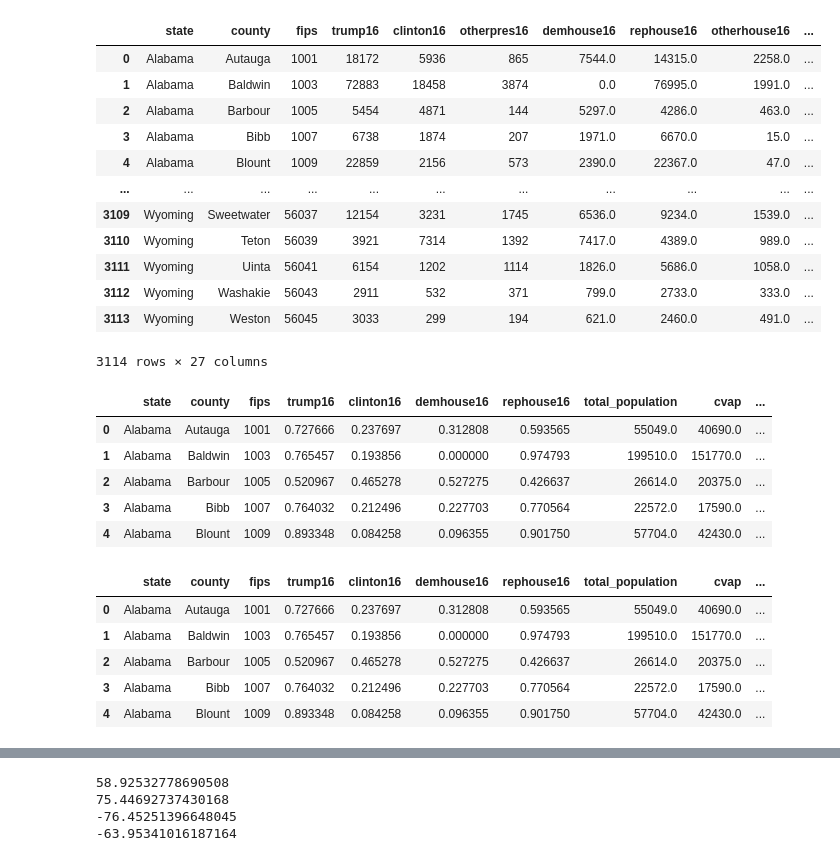
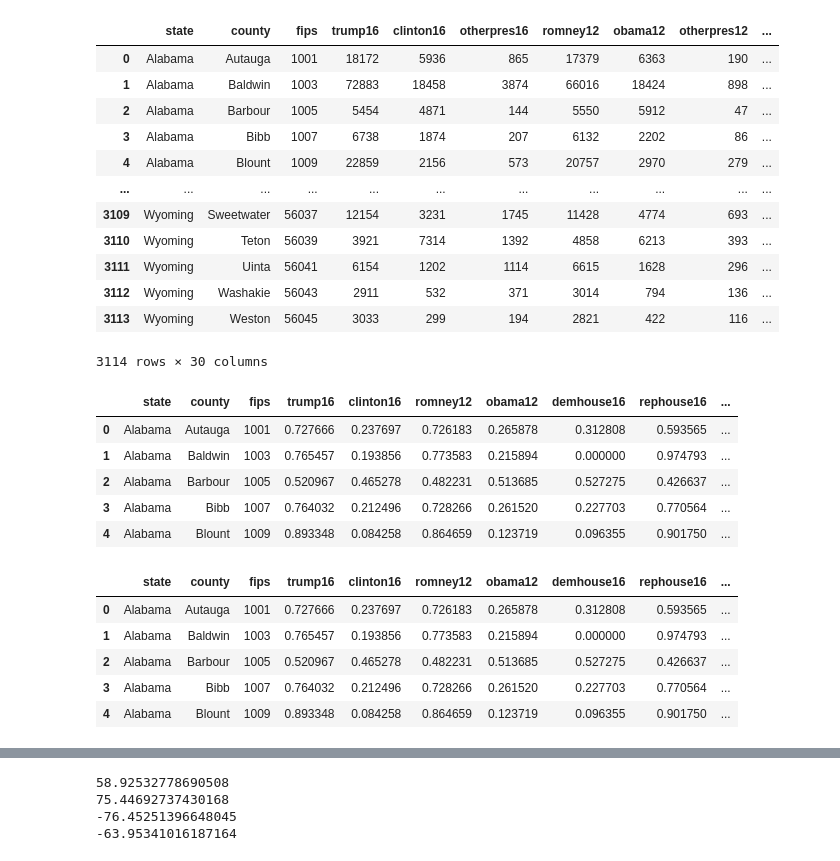
Before and after one commit to pnair7/dsc106-project, a Jupyter notebook: processing.ipynb, the cells around one changed output, grey strips where cells are left out. Cells and saved outputs as stored; diff of their text form; code cells hidden in the pictures.

```diff
--- a/processing.ipynb
+++ b/processing.ipynb
@@ -1,62 +1,67 @@
 # %%
 import pandas as pd
 import numpy as np
-pd.set_option('display.max_columns', 30)
+pd.set_option('display.max_columns', 40)
 # %%
 data = pd.read_csv('data/data_2016.csv')
 
 # drop unused columns
-data = data.drop(columns = ["romney12","obama12","otherpres12","demsen16","repsen16","othersen16",
+data = data.drop(columns = ["demsen16","repsen16","othersen16",
                             "demgov16","repgov16","othergov16","repgov14","demgov14","othergov14"])
 # %%
 data
 # %% [output]
-|  | state | county | fips | trump16 | clinton16 | otherpres16 | demhouse16 | rephouse16 | otherhouse16 | ... |
-| 0 | Alabama | Autauga | 1001 | 18172 | 5936 | 865 | 7544.0 | 14315.0 | 2258.0 | ... |
-| 1 | Alabama | Baldwin | 1003 | 72883 | 18458 | 3874 | 0.0 | 76995.0 | 1991.0 | ... |
-| 2 | Alabama | Barbour | 1005 | 5454 | 4871 | 144 | 5297.0 | 4286.0 | 463.0 | ... |
-| 3 | Alabama | Bibb | 1007 | 6738 | 1874 | 207 | 1971.0 | 6670.0 | 15.0 | ... |
-| 4 | Alabama | Blount | 1009 | 22859 | 2156 | 573 | 2390.0 | 22367.0 | 47.0 | ... |
+|  | state | county | fips | trump16 | clinton16 | otherpres16 | romney12 | obama12 | otherpres12 | ... |
+| 0 | Alabama | Autauga | 1001 | 18172 | 5936 | 865 | 17379 | 6363 | 190 | ... |
+| 1 | Alabama | Baldwin | 1003 | 72883 | 18458 | 3874 | 66016 | 18424 | 898 | ... |
+| 2 | Alabama | Barbour | 1005 | 5454 | 4871 | 144 | 5550 | 5912 | 47 | ... |
+| 3 | Alabama | Bibb | 1007 | 6738 | 1874 | 207 | 6132 | 2202 | 86 | ... |
+| 4 | Alabama | Blount | 1009 | 22859 | 2156 | 573 | 20757 | 2970 | 279 | ... |
 | ... | ... | ... | ... | ... | ... | ... | ... | ... | ... | ... |
-| 3109 | Wyoming | Sweetwater | 56037 | 12154 | 3231 | 1745 | 6536.0 | 9234.0 | 1539.0 | ... |
-| 3110 | Wyoming | Teton | 56039 | 3921 | 7314 | 1392 | 7417.0 | 4389.0 | 989.0 | ... |
-| 3111 | Wyoming | Uinta | 56041 | 6154 | 1202 | 1114 | 1826.0 | 5686.0 | 1058.0 | ... |
-| 3112 | Wyoming | Washakie | 56043 | 2911 | 532 | 371 | 799.0 | 2733.0 | 333.0 | ... |
-| 3113 | Wyoming | Weston | 56045 | 3033 | 299 | 194 | 621.0 | 2460.0 | 491.0 | ... |
+| 3109 | Wyoming | Sweetwater | 56037 | 12154 | 3231 | 1745 | 11428 | 4774 | 693 | ... |
+| 3110 | Wyoming | Teton | 56039 | 3921 | 7314 | 1392 | 4858 | 6213 | 393 | ... |
+| 3111 | Wyoming | Uinta | 56041 | 6154 | 1202 | 1114 | 6615 | 1628 | 296 | ... |
+| 3112 | Wyoming | Washakie | 56043 | 2911 | 532 | 371 | 3014 | 794 | 136 | ... |
+| 3113 | Wyoming | Weston | 56045 | 3033 | 299 | 194 | 2821 | 422 | 116 | ... |
-3114 rows × 27 columns
+3114 rows × 30 columns
 # %%
 # convert to pct
 data['total_pres'] = data['trump16'] + data['clinton16'] + data['otherpres16']
 data['total_house'] = data['demhouse16'] + data['rephouse16'] + data['otherhouse16']
+data['total_pres_12'] = data['obama12'] + data['romney12'] + data['otherpres12']
 data['trump16'] = data['trump16'] / data['total_pres']
 data['clinton16'] = data['clinton16'] / data['total_pres']
+data['obama12'] = data['obama12'] / data['total_pres_12']
+data['romney12'] = data['romney12'] / data['total_pres_12']
 data['demhouse16'] = data['demhouse16'] / data['total_house']
 data['rephouse16'] = data['rephouse16'] / data['total_house']
+data['trump_romney'] = data['trump16'] - data['romney12']
+data['clinton_obama'] = data['clinton16'] - data['obama12']
 
 # adding turnout variable
 data['turnout'] = data['total_pres'] / data['cvap']
 
-data = data.drop(columns = ['otherhouse16', 'otherpres16', 'total_pres', 'total_house'])
+data = data.drop(columns = ['otherhouse16', 'otherpres16', 'total_pres', 'total_house', 'otherpres12'])
 data.head()
 # %% [output]
-|  | state | county | fips | trump16 | clinton16 | demhouse16 | rephouse16 | total_population | cvap | ... |
-| 0 | Alabama | Autauga | 1001 | 0.727666 | 0.237697 | 0.312808 | 0.593565 | 55049.0 | 40690.0 | ... |
-| 1 | Alabama | Baldwin | 1003 | 0.765457 | 0.193856 | 0.000000 | 0.974793 | 199510.0 | 151770.0 | ... |
-| 2 | Alabama | Barbour | 1005 | 0.520967 | 0.465278 | 0.527275 | 0.426637 | 26614.0 | 20375.0 | ... |
-| 3 | Alabama | Bibb | 1007 | 0.764032 | 0.212496 | 0.227703 | 0.770564 | 22572.0 | 17590.0 | ... |
-| 4 | Alabama | Blount | 1009 | 0.893348 | 0.084258 | 0.096355 | 0.901750 | 57704.0 | 42430.0 | ... |
+|  | state | county | fips | trump16 | clinton16 | romney12 | obama12 | demhouse16 | rephouse16 | ... |
+| 0 | Alabama | Autauga | 1001 | 0.727666 | 0.237697 | 0.726183 | 0.265878 | 0.312808 | 0.593565 | ... |
+| 1 | Alabama | Baldwin | 1003 | 0.765457 | 0.193856 | 0.773583 | 0.215894 | 0.000000 | 0.974793 | ... |
+| 2 | Alabama | Barbour | 1005 | 0.520967 | 0.465278 | 0.482231 | 0.513685 | 0.527275 | 0.426637 | ... |
+| 3 | Alabama | Bibb | 1007 | 0.764032 | 0.212496 | 0.728266 | 0.261520 | 0.227703 | 0.770564 | ... |
+| 4 | Alabama | Blount | 1009 | 0.893348 | 0.084258 | 0.864659 | 0.123719 | 0.096355 | 0.901750 | ... |
 # %%
 #quantifying split = (pres_pct - sen_pct)
 data['trump_diff'] = (data['trump16'] - data['rephouse16']) * 100
 data['clinton_diff'] = (data['clinton16'] - data['demhouse16']) * 100
 data.head()
 # %% [output]
-|  | state | county | fips | trump16 | clinton16 | demhouse16 | rephouse16 | total_population | cvap | ... |
-| 0 | Alabama | Autauga | 1001 | 0.727666 | 0.237697 | 0.312808 | 0.593565 | 55049.0 | 40690.0 | ... |
-| 1 | Alabama | Baldwin | 1003 | 0.765457 | 0.193856 | 0.000000 | 0.974793 | 199510.0 | 151770.0 | ... |
-| 2 | Alabama | Barbour | 1005 | 0.520967 | 0.465278 | 0.527275 | 0.426637 | 26614.0 | 20375.0 | ... |
-| 3 | Alabama | Bibb | 1007 | 0.764032 | 0.212496 | 0.227703 | 0.770564 | 22572.0 | 17590.0 | ... |
-| 4 | Alabama | Blount | 1009 | 0.893348 | 0.084258 | 0.096355 | 0.901750 | 57704.0 | 42430.0 | ... |
+|  | state | county | fips | trump16 | clinton16 | romney12 | obama12 | demhouse16 | rephouse16 | ... |
+| 0 | Alabama | Autauga | 1001 | 0.727666 | 0.237697 | 0.726183 | 0.265878 | 0.312808 | 0.593565 | ... |
+| 1 | Alabama | Baldwin | 1003 | 0.765457 | 0.193856 | 0.773583 | 0.215894 | 0.000000 | 0.974793 | ... |
+| 2 | Alabama | Barbour | 1005 | 0.520967 | 0.465278 | 0.482231 | 0.513685 | 0.527275 | 0.426637 | ... |
+| 3 | Alabama | Bibb | 1007 | 0.764032 | 0.212496 | 0.728266 | 0.261520 | 0.227703 | 0.770564 | ... |
+| 4 | Alabama | Blount | 1009 | 0.893348 | 0.084258 | 0.864659 | 0.123719 | 0.096355 | 0.901750 | ... |
 # %%
 # defining vote-splitting as average absolute % difference between parties' presidential vote and their house vote
 # --> (abs(R_pres_pct - R_house_pct) + abs(D_pres_pct - D_house_pct)) / 2
```
Also changed, not shown: parts of 11 cells of this notebook, 5 other files.
